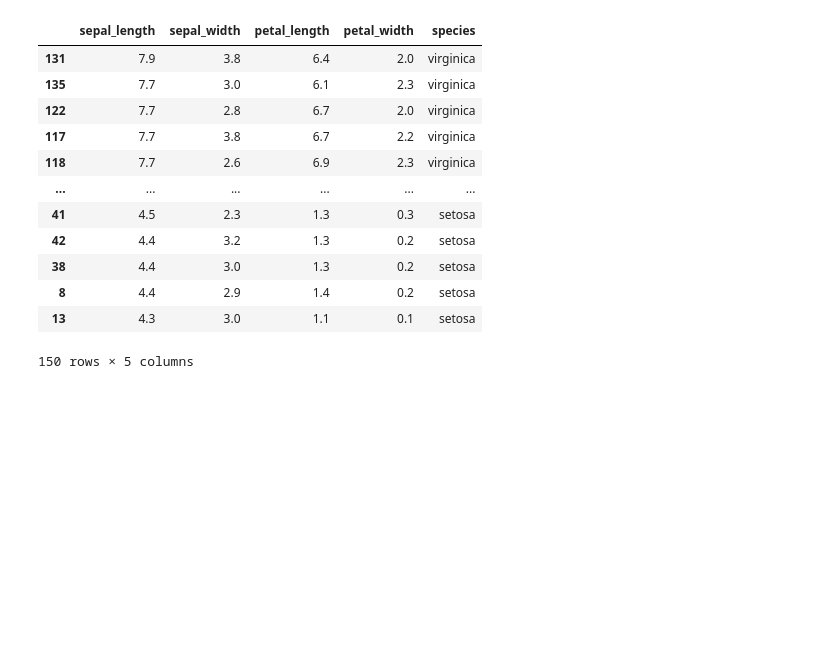
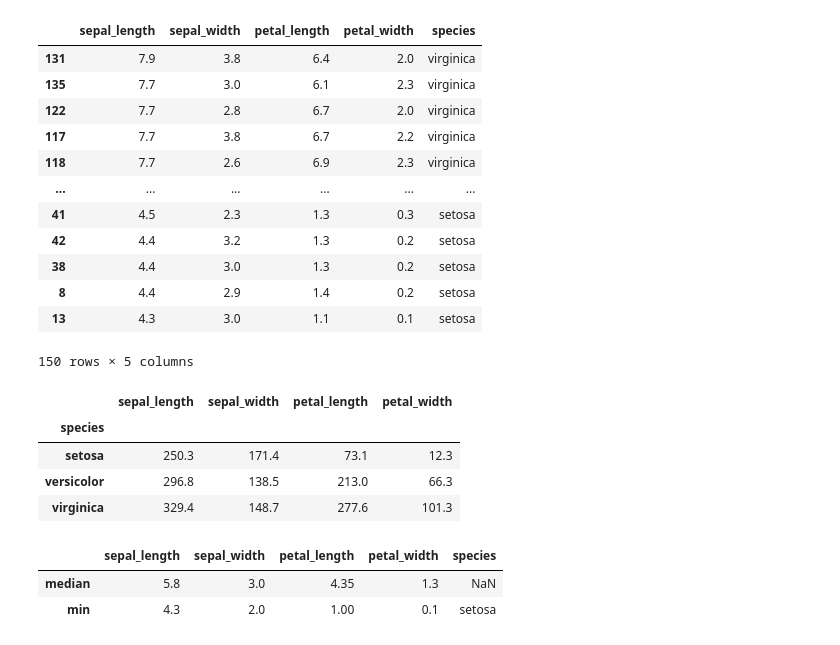
Before and after one commit to Yusuf5001/DA-with-Python, a Jupyter notebook: Pandas.GroupBy.ipynb, the cells around one changed output. Drawn from its saved outputs; the diff is of its cells as text; code cells hidden in the pictures; blank space fills up the shorter version.

```diff
--- a/Pandas.GroupBy.ipynb
+++ b/Pandas.GroupBy.ipynb
@@ -480,3 +480,17 @@ df3.sort_values(by="sepal_length", ascending=False)
 | 8 | 4.4 | 2.9 | 1.4 | 0.2 | setosa |
 | 13 | 4.3 | 3.0 | 1.1 | 0.1 | setosa |
 150 rows × 5 columns
+# %%
+df3.groupby("species").sum()
+# %% [output]
+|  | sepal_length | sepal_width | petal_length | petal_width |
+| species |  |  |  |  |
+| setosa | 250.3 | 171.4 | 73.1 | 12.3 |
+| versicolor | 296.8 | 138.5 | 213.0 | 66.3 |
+| virginica | 329.4 | 148.7 | 277.6 | 101.3 |
+# %%
+df3.agg(["median","min"])
+# %% [output]
+|  | sepal_length | sepal_width | petal_length | petal_width | species |
+| median | 5.8 | 3.0 | 4.35 | 1.3 | NaN |
+| min | 4.3 | 2.0 | 1.00 | 0.1 | setosa |
```
Also changed, not shown: parts of 6 cells of this notebook.
